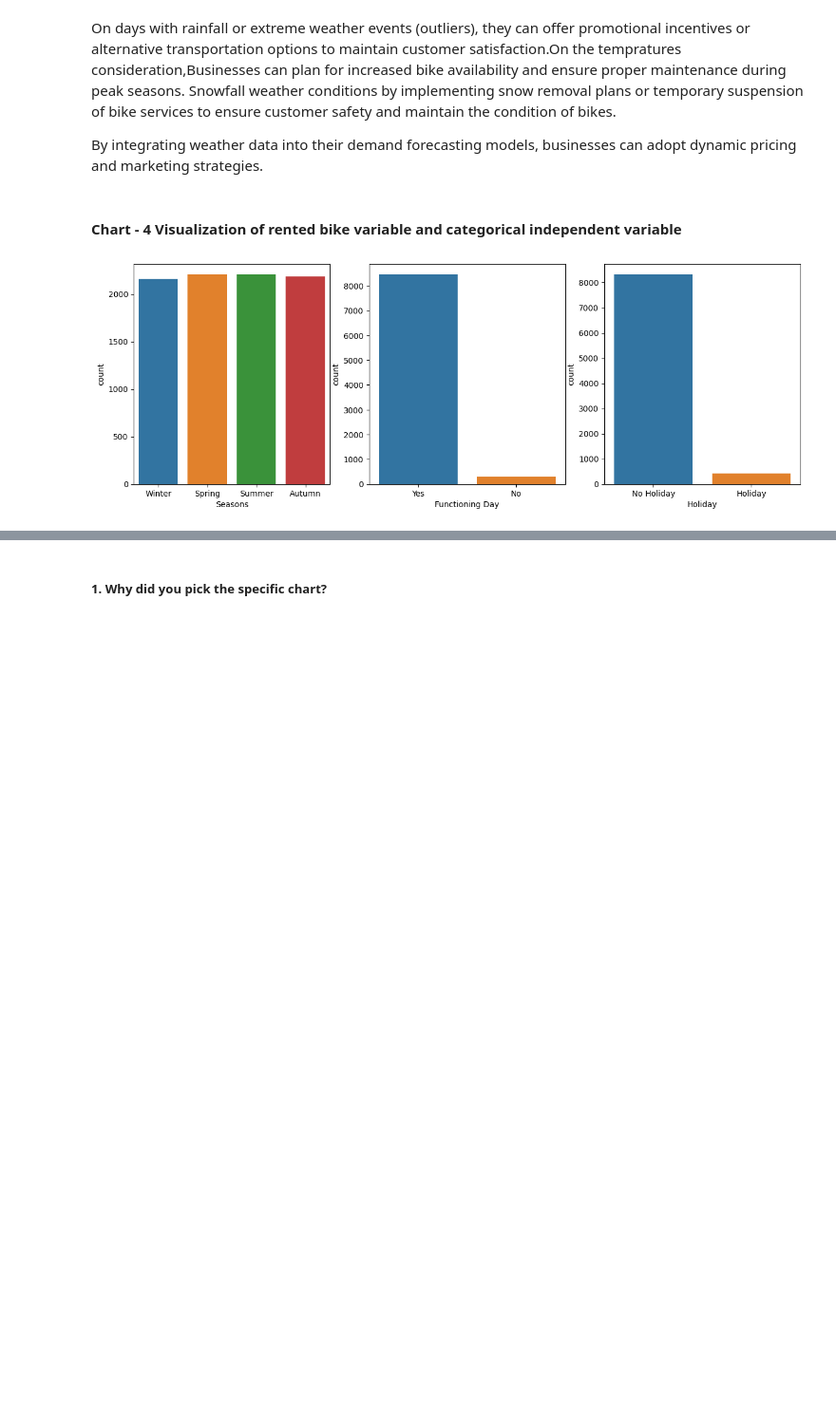
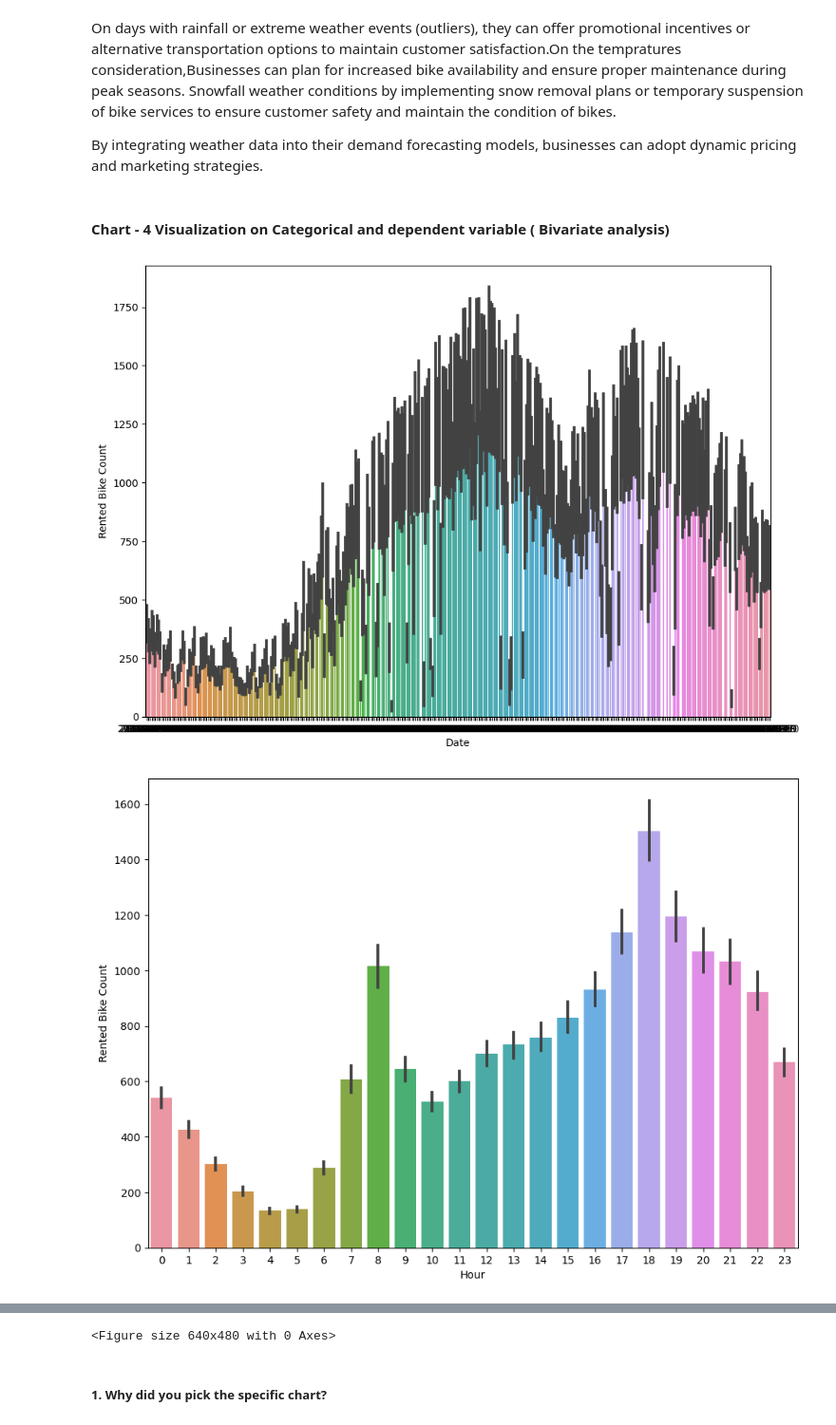
Before and after one commit to Jamal-1018/Bike-sharing-demand-prediction-Regression-Analysis, a Jupyter notebook: Bike_demand_prediction_Regression_ML.ipynb, the cells around one changed output, grey strips where cells are left out. Shown at 95% size. Cells and saved outputs as stored; diff of their text form; code cells hidden in the pictures; blank space fills up the shorter version.

```diff
--- a/Bike_demand_prediction_Regression_ML.ipynb
+++ b/Bike_demand_prediction_Regression_ML.ipynb
@@ -435,13 +443,15 @@ Are there any insights that lead to negative growth? Justify with specific reaso
 On days with rainfall or extreme weather events (outliers), they can offer promotional incentives or alternative transportation options to maintain customer satisfaction.On the tempratures consideration,Businesses can plan for increased bike availability and ensure proper maintenance during peak seasons. Snowfall weather conditions by implementing snow removal plans or temporary suspension of bike services to ensure customer safety and maintain the condition of bikes.
 
 By integrating weather data into their demand forecasting models, businesses can adopt dynamic pricing and marketing strategies.
-# %% [markdown]
-#### Chart - 4 Visualization of rented bike variable and categorical independent variable
-# %%
-# Plotting countplot on rented bike count with seasons, functioning day & holiday variables
-fig ,ax = plt.subplots(1,3,figsize = (15,5))
-for index,col in enumerate(df[['Seasons', 'Functioning Day','Holiday']]):
-  sns.countplot(x = df[col], ax = ax[index])
-plt.show()
-# %% [output]
-[figure, removed]
+# %% [markdown]
+#### Chart - 4 Visualization on Categorical and dependent variable ( Bivariate analysis)
+# %%
+#Analyzing the relationship between dependent variable and categorical variables
+for i, col in enumerate(cat_var):
+  plt.figure(figsize = (11,8))
+  sns.barplot(x =df[col], y = df['Rented Bike Count'])
+  plt.show()
+plt.tight_layout()
+# %% [output]
+[figure, added]
+[figure, added]
@@ -448,2 +465,3 @@ plt.show()
+<Figure size 640x480 with 0 Axes>
 # %% [markdown]
 ##### 1. Why did you pick the specific chart?
```
Also changed, not shown: parts of 32 cells of this notebook.
